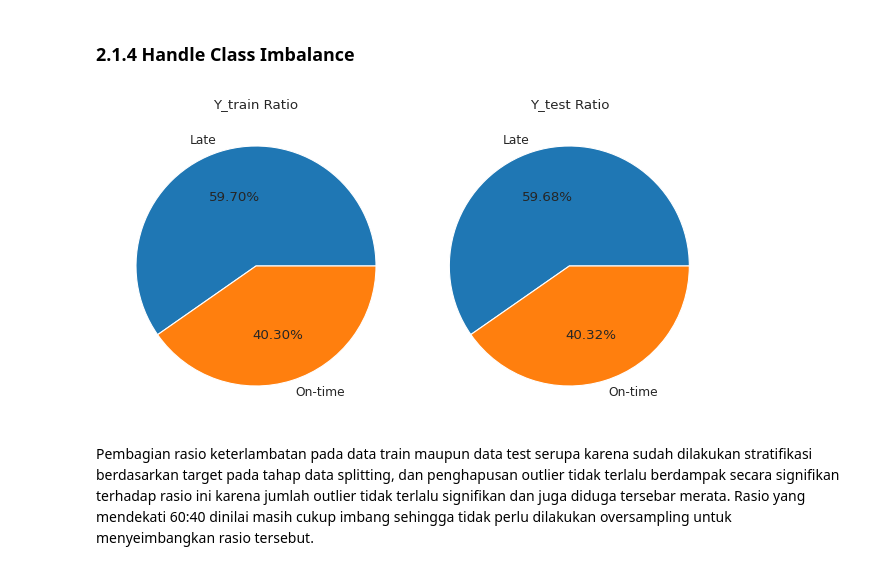
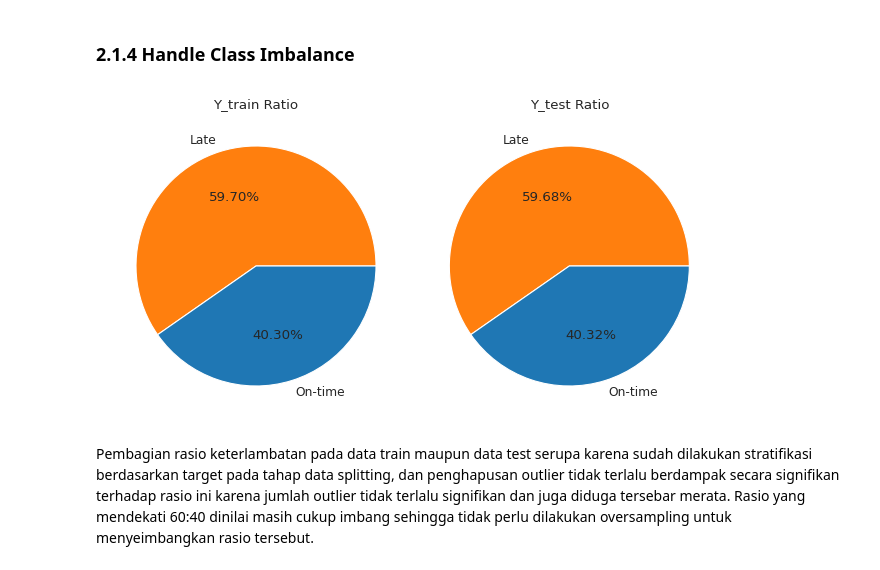
Before and after one commit to uniainiyah/ecommerce-ds, a Jupyter notebook: Final_Project_DS_Rakamin_Batch_31_Kelompok_4_(Cobra).ipynb, the cells around one changed output. Saved outputs shown, nothing was run; the diff lists cells and outputs as text; code cells hidden in the pictures.

Commit message:
fixed target coloring on 2.1.4 pie chart

```diff
--- a/Final_Project_DS_Rakamin_Batch_31_Kelompok_4_(Cobra).ipynb
+++ b/Final_Project_DS_Rakamin_Batch_31_Kelompok_4_(Cobra).ipynb
@@ -947,22 +947,22 @@ Transformasi yang sama dilakukan pada data test juga sehingga model yang dibentu
 # %%
 # check ratio on on-time vs late deliveries
 plt.subplot(1, 2, 1)
 plt.title('Y_train Ratio')
-y_train_outlier_removed.value_counts().plot.pie(labels=['Late', 'On-time'], autopct='%.2f%%')
+y_train_outlier_removed.value_counts().plot.pie(labels=['Late', 'On-time'], colors=['tab:orange', 'tab:blue'], autopct='%.2f%%')
 plt.ylabel('')
 
 plt.subplot(1, 2, 2)
 plt.title('Y_test Ratio')
-y_test.value_counts().plot.pie(labels=['Late', 'On-time'], autopct='%.2f%%')
+y_test.value_counts().plot.pie(labels=['Late', 'On-time'], colors=['tab:orange', 'tab:blue'], autopct='%.2f%%')
 plt.ylabel('')
 
 # Add a title to the whole plot
 fig.suptitle('Ratio of Late vs On-time Deliveries for Train and Test Data', fontsize=16, fontweight='bold', y=1.1)
 
 plt.tight_layout(pad=1)
 plt.show()
 # %% [output]
-[figure, old version]
+[figure, new version]
 # %% [markdown]
 Pembagian rasio keterlambatan pada data train maupun data test serupa karena sudah dilakukan stratifikasi berdasarkan target pada tahap data splitting, dan penghapusan outlier tidak terlalu berdampak secara signifikan terhadap rasio ini karena jumlah outlier tidak terlalu signifikan dan juga diduga tersebar merata. Rasio yang mendekati 60:40 dinilai masih cukup imbang sehingga tidak perlu dilakukan oversampling untuk menyeimbangkan rasio tersebut.
 # %% [markdown]
```
